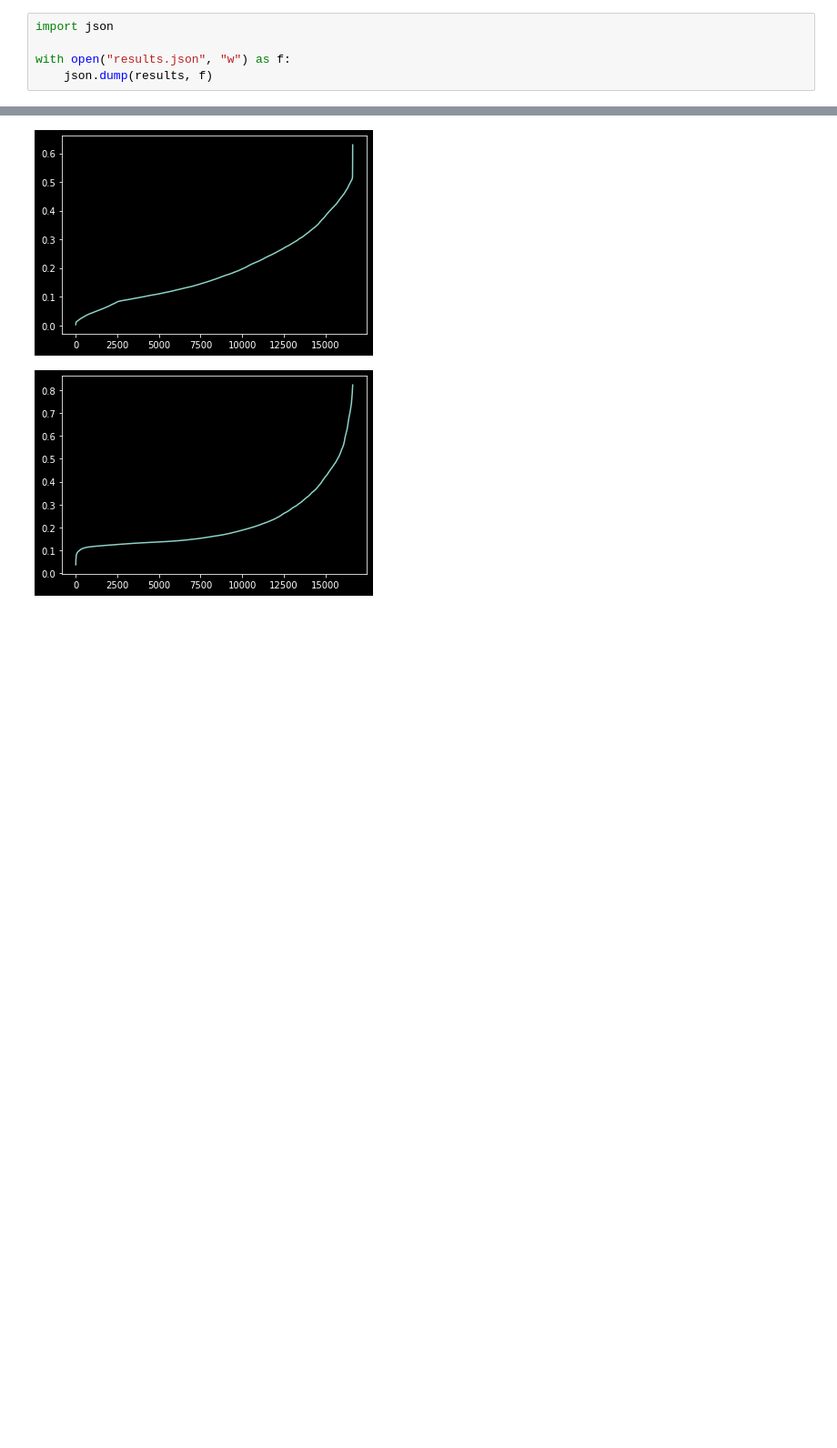
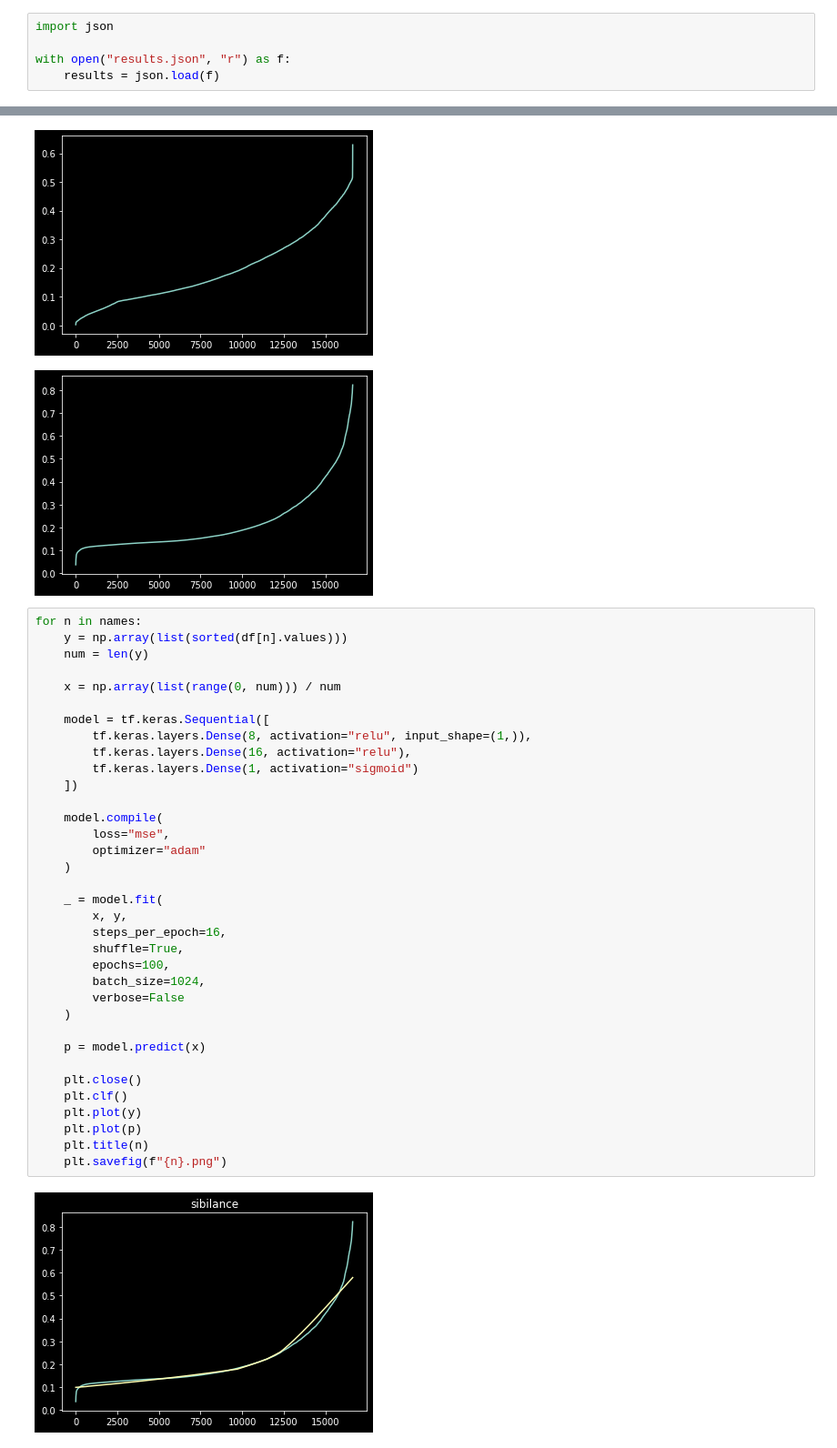
Before and after one commit to TheSoundOfAIOSR/rg_sound_generation, a Jupyter notebook: members/amit/feat_engg/Using FB Qualities.ipynb, the cells around one changed output, grey strips where cells are left out. Shown at 91% size. Saved outputs shown, nothing was run; the diff lists cells and outputs as text; blank space fills up the shorter version.

```diff
--- a/members/amit/feat_engg/Using FB Qualities.ipynb
+++ b/members/amit/feat_engg/Using FB Qualities.ipynb
@@ -59,8 +61,8 @@ for f in tqdm(files):
 # %%
 import json
 
-with open("results.json", "w") as f:
-    json.dump(results, f)
+with open("results.json", "r") as f:
+    results = json.load(f)
 # %%
 for_df = dict((n, []) for n in names)
 
@@ -118,3 +120,40 @@ for n in names:
 [figure]
 [figure]
 [figure]
+# %%
+for n in names:
+    y = np.array(list(sorted(df[n].values)))
+    num = len(y)
+
+    x = np.array(list(range(0, num))) / num
+
+    model = tf.keras.Sequential([
+        tf.keras.layers.Dense(8, activation="relu", input_shape=(1,)),
+        tf.keras.layers.Dense(16, activation="relu"),
+        tf.keras.layers.Dense(1, activation="sigmoid")
+    ])
+
+    model.compile(
+        loss="mse",
+        optimizer="adam"
+    )
+
+    _ = model.fit(
+        x, y,
+        steps_per_epoch=16,
+        shuffle=True,
+        epochs=100,
+        batch_size=1024,
+        verbose=False
+    )
+
+    p = model.predict(x)
+
+    plt.close()
+    plt.clf()
+    plt.plot(y)
+    plt.plot(p)
+    plt.title(n)
+    plt.savefig(f"{n}.png")
+# %% [output]
+[figure, added]
```
Also changed, not shown: parts of 4 cells of this notebook, 2 other files.
